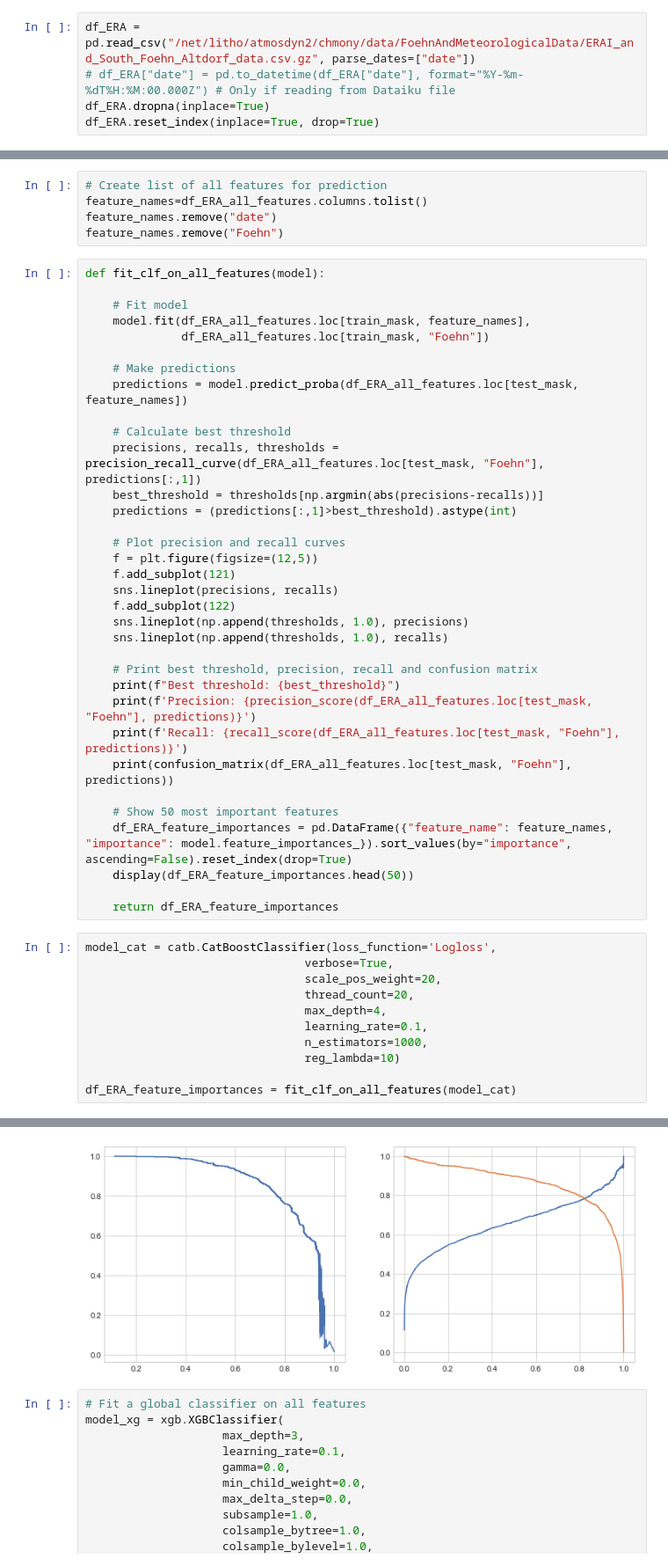
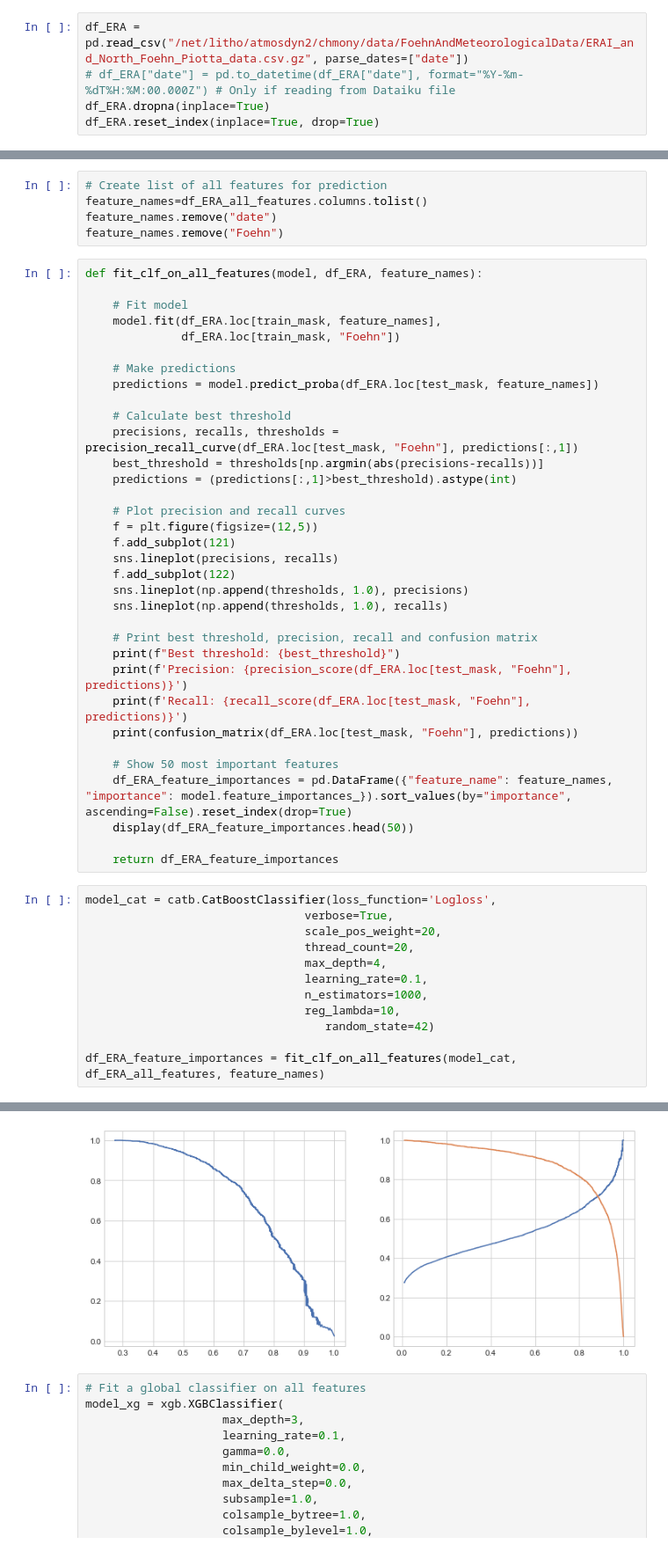
Before and after one commit to ch-mon/foehn-development, a Jupyter notebook: train_model_on_ERAI_and_predict_on_CESM.ipynb, the cells around one changed output, grey strips where cells are left out. Shown at 88% size. Cells and saved outputs as stored; diff of their text form.

```diff
--- a/train_model_on_ERAI_and_predict_on_CESM.ipynb
+++ b/train_model_on_ERAI_and_predict_on_CESM.ipynb
@@ -35,7 +35,7 @@ def calc_pot_temp(T, p):
 # %% [markdown]
 # Read merged meterological & foehn data
 # %%
-df_ERA = pd.read_csv("/net/litho/atmosdyn2/chmony/data/FoehnAndMeteorologicalData/ERAI_and_South_Foehn_Altdorf_data.csv.gz", parse_dates=["date"])
+df_ERA = pd.read_csv("/net/litho/atmosdyn2/chmony/data/FoehnAndMeteorologicalData/ERAI_and_North_Foehn_Piotta_data.csv.gz", parse_dates=["date"])
 # df_ERA["date"] = pd.to_datetime(df_ERA["date"], format="%Y-%m-%dT%H:%M:00.000Z") # Only if reading from Dataiku file
 df_ERA.dropna(inplace=True)
 df_ERA.reset_index(inplace=True, drop=True)
@@ -191,17 +191,17 @@ feature_names=df_ERA_all_features.columns.tolist()
 feature_names.remove("date")
 feature_names.remove("Foehn")
 # %%
-def fit_clf_on_all_features(model):
+def fit_clf_on_all_features(model, df_ERA, feature_names):
 
     # Fit model
-    model.fit(df_ERA_all_features.loc[train_mask, feature_names],
-              df_ERA_all_features.loc[train_mask, "Foehn"])
+    model.fit(df_ERA.loc[train_mask, feature_names],
+              df_ERA.loc[train_mask, "Foehn"])
 
     # Make predictions
-    predictions = model.predict_proba(df_ERA_all_features.loc[test_mask, feature_names])
+    predictions = model.predict_proba(df_ERA.loc[test_mask, feature_names])
 
     # Calculate best threshold
-    precisions, recalls, thresholds = precision_recall_curve(df_ERA_all_features.loc[test_mask, "Foehn"], predictions[:,1])
+    precisions, recalls, thresholds = precision_recall_curve(df_ERA.loc[test_mask, "Foehn"], predictions[:,1])
     best_threshold = thresholds[np.argmin(abs(precisions-recalls))]
     predictions = (predictions[:,1]>best_threshold).astype(int)
 
@@ -215,9 +215,9 @@ def fit_clf_on_all_features(model):
 
     # Print best threshold, precision, recall and confusion matrix
     print(f"Best threshold: {best_threshold}")
-    print(f'Precision: {precision_score(df_ERA_all_features.loc[test_mask, "Foehn"], predictions)}')
-    print(f'Recall: {recall_score(df_ERA_all_features.loc[test_mask, "Foehn"], predictions)}')
-    print(confusion_matrix(df_ERA_all_features.loc[test_mask, "Foehn"], predictions))
+    print(f'Precision: {precision_score(df_ERA.loc[test_mask, "Foehn"], predictions)}')
+    print(f'Recall: {recall_score(df_ERA.loc[test_mask, "Foehn"], predictions)}')
+    print(confusion_matrix(df_ERA.loc[test_mask, "Foehn"], predictions))
 
     # Show 50 most important features
     df_ERA_feature_importances = pd.DataFrame({"feature_name": feature_names, "importance": model.feature_importances_}).sort_values(by="importance", ascending=False).reset_index(drop=True)
@@ -232,7 +232,8 @@ model_cat = catb.CatBoostClassifier(loss_function='Logloss',
                                 max_depth=4,
                                 learning_rate=0.1,
                                 n_estimators=1000,
-                                reg_lambda=10)
+                                reg_lambda=10,
+                                   random_state=42)
 
-df_ERA_feature_importances = fit_clf_on_all_features(model_cat)
+df_ERA_feature_importances = fit_clf_on_all_features(model_cat, df_ERA_all_features, feature_names)
 # %% [output]
@@ -273,4 +274,4 @@ Recall: 0.7831168831168831
-[figure, old version]
+[figure, new version]
 # %%
 # Fit a global classifier on all features
 model_xg = xgb.XGBClassifier(
```
Also changed, not shown: parts of 21 cells of this notebook, 4 other files.
